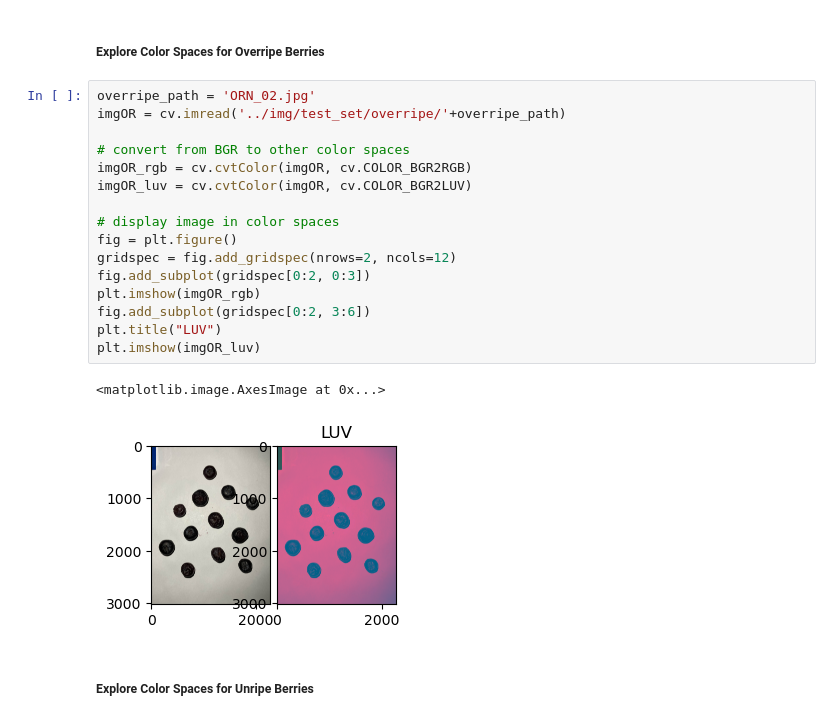
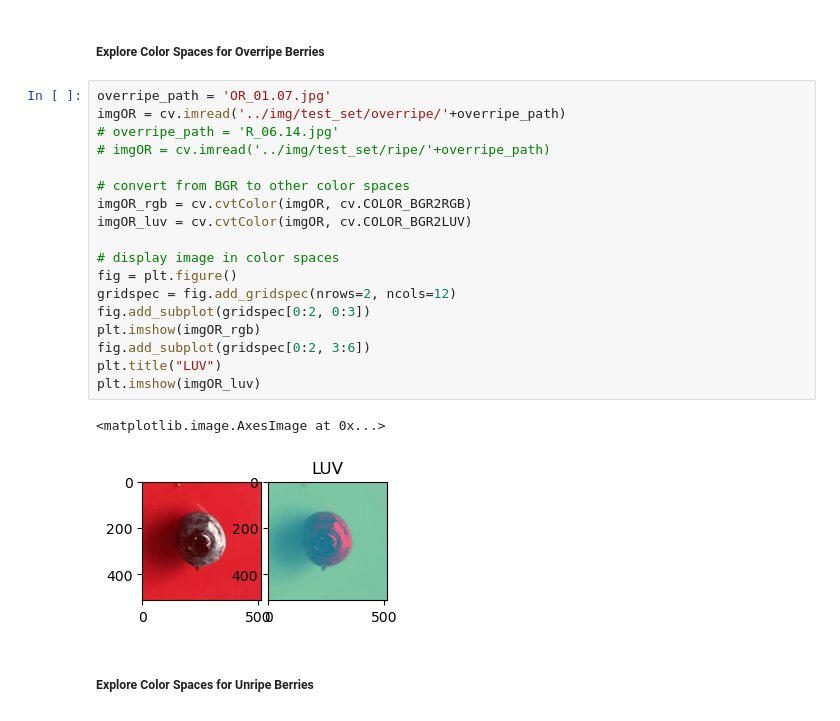
Before and after one commit to lhwitten/BlueberryJam, a Jupyter notebook: notebooks/img_preprocess.ipynb, the cells around one changed output. Cells and saved outputs as stored; diff of their text form.

```diff
--- a/notebooks/img_preprocess.ipynb
+++ b/notebooks/img_preprocess.ipynb
@@ -43,24 +46,26 @@ error: OpenCV(4.6.0) ./modules/imgproc/src/color.cpp:182: error: (-215:Assertion
 # %% [markdown]
 ##### Explore Color Spaces for Overripe Berries
 # %%
-overripe_path = 'ORN_02.jpg'
+overripe_path = 'OR_01.07.jpg'
 imgOR = cv.imread('../img/test_set/overripe/'+overripe_path)
+# overripe_path = 'R_06.14.jpg'
+# imgOR = cv.imread('../img/test_set/ripe/'+overripe_path)
 
 # convert from BGR to other color spaces
 imgOR_rgb = cv.cvtColor(imgOR, cv.COLOR_BGR2RGB)
 imgOR_luv = cv.cvtColor(imgOR, cv.COLOR_BGR2LUV)
 
 # display image in color spaces
 fig = plt.figure()
 gridspec = fig.add_gridspec(nrows=2, ncols=12)
 fig.add_subplot(gridspec[0:2, 0:3])
 plt.imshow(imgOR_rgb)
 fig.add_subplot(gridspec[0:2, 3:6])
 plt.title("LUV")
 plt.imshow(imgOR_luv)
 # %% [output]
 <matplotlib.image.AxesImage at 0x...>
-[figure, old version]
+[figure, new version]
 # %% [markdown]
 ##### Explore Color Spaces for Unripe Berries
 # %%
```
Also changed, not shown: parts of 14 cells of this notebook, 10 other files.
